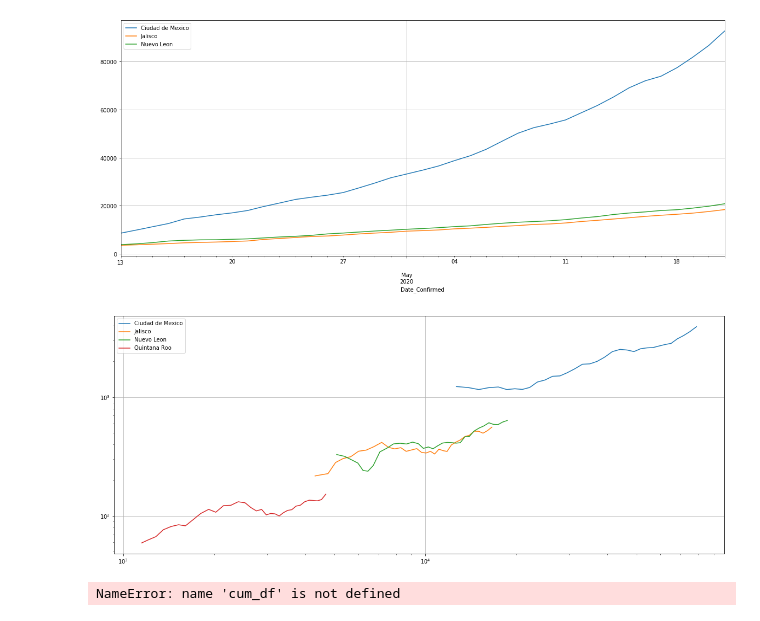
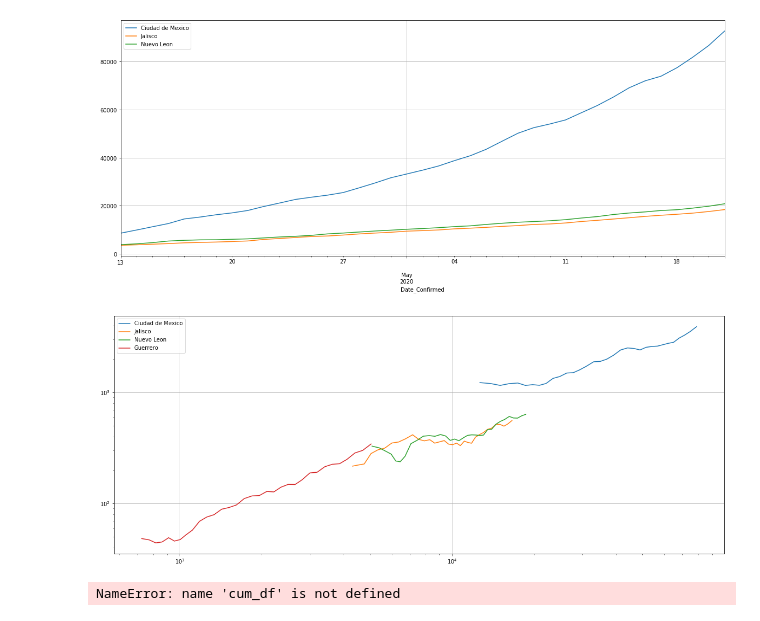
Before and after one commit to marianarf/covid19_mexico_analysis, a Jupyter notebook: mexico_cases_by_date.ipynb, the cells around one changed output. Saved outputs shown, nothing was run; the diff lists cells and outputs as text; code cells hidden in the pictures.

```diff
--- a/mexico_cases_by_date.ipynb
+++ b/mexico_cases_by_date.ipynb
@@ -145,7 +145,7 @@ import matplotlib.pyplot as plt
 # %%
 plt.figure(figsize=(20,8))
 
-for state in ['Ciudad de Mexico', 'Jalisco', 'Nuevo Leon']:
+for state in ['Ciudad de Mexico', 'Jalisco', 'Nuevo Leon', 'Guerrero']:
     pivot_tbl_daily[state].fillna(0).plot()
 
 plt.legend()
@@ -189,18 +189,18 @@ plt.show()
 # %%
 plt.figure(figsize=(20,8))
 
-for state in ['Ciudad de Mexico', 'Jalisco', 'Nuevo Leon', 'Quintana Roo']:
+for state in ['Ciudad de Mexico', 'Jalisco', 'Nuevo Leon', 'Guerrero']:
     plt.plot(list(pivot_tbl_cum[state].dropna().rolling(window=7).mean()), list(pivot_tbl_daily[state].dropna().rolling(window=7).mean()), label=state)
 
 plt.legend()
 plt.grid(True)
 
 plt.yscale('log')
 plt.xscale('log')
 
 plt.show()
 # %% [output]
-[figure, old version]
+[figure, new version]
 # %%
 cum_df
 # %% [output]
```
Also changed, not shown: parts of 1 cell of this notebook, 5 other files.
